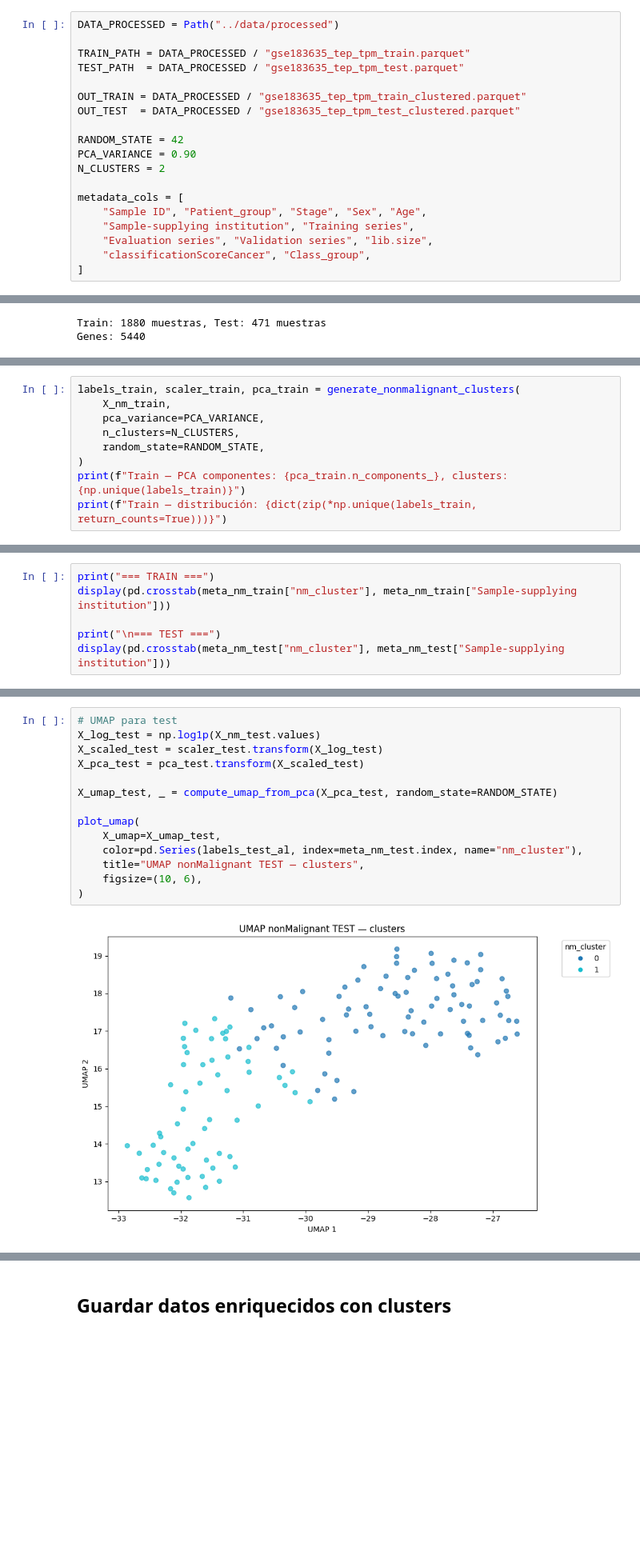
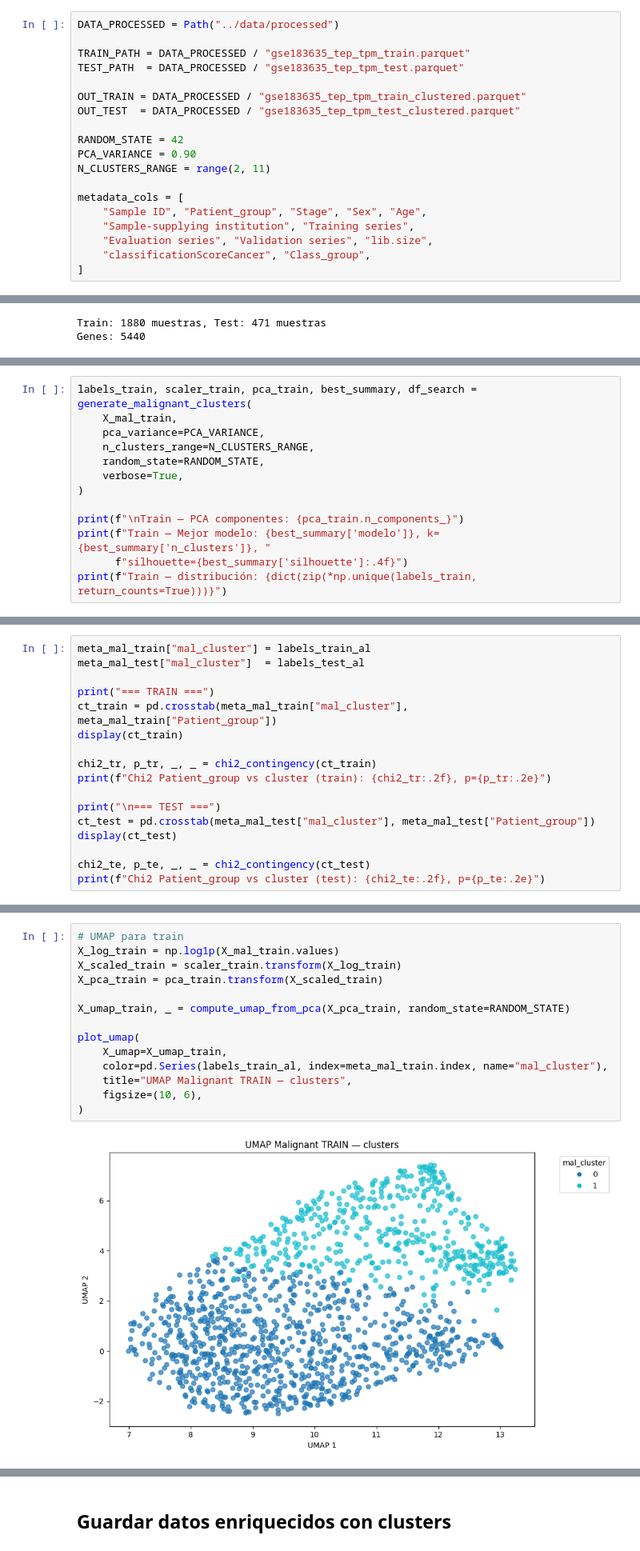
Before and after one commit to MisterMito/TFM, a Jupyter notebook: notebooks/1.2-ssic-unsupervised-cluster-labels.ipynb, the cells around one changed output, grey strips where cells are left out. Shown at 80% size. Drawn from its saved outputs; the diff is of its cells as text; blank space fills up the shorter version.

Commit message:
Feat (notebook): Nuevo notebook con la clasificación de la clase malignant

```diff
--- a/notebooks/1.2-ssic-unsupervised-cluster-labels.ipynb
+++ b/notebooks/1.2-ssic-unsupervised-cluster-labels.ipynb
@@ -34,7 +39,7 @@ OUT_TEST  = DATA_PROCESSED / "gse183635_tep_tpm_test_clustered.parquet"
 
 RANDOM_STATE = 42
 PCA_VARIANCE = 0.90
-N_CLUSTERS = 2
+N_CLUSTERS_RANGE = range(2, 11)
 
 metadata_cols = [
     "Sample ID", "Patient_group", "Stage", "Sex", "Age",
@@ -82,10 +87,14 @@ nonMalignant test:  (145, 5440)
 # %%
-labels_train, scaler_train, pca_train = generate_nonmalignant_clusters(
-    X_nm_train,
+labels_train, scaler_train, pca_train, best_summary, df_search = generate_malignant_clusters(
+    X_mal_train,
     pca_variance=PCA_VARIANCE,
-    n_clusters=N_CLUSTERS,
+    n_clusters_range=N_CLUSTERS_RANGE,
     random_state=RANDOM_STATE,
+    verbose=True,
 )
-print(f"Train — PCA componentes: {pca_train.n_components_}, clusters: {np.unique(labels_train)}")
+
+print(f"\nTrain — PCA componentes: {pca_train.n_components_}")
+print(f"Train — Mejor modelo: {best_summary['modelo']}, k={best_summary['n_clusters']}, "
+      f"silhouette={best_summary['silhouette']:.4f}")
 print(f"Train — distribución: {dict(zip(*np.unique(labels_train, return_counts=True)))}")
 # %% [output]
@@ -156,8 +169,19 @@ Chi2 Patient_group vs cluster (test): 13.18, p=1.06e-01
 # %%
+meta_mal_train["mal_cluster"] = labels_train_al
+meta_mal_test["mal_cluster"]  = labels_test_al
+
 print("=== TRAIN ===")
-display(pd.crosstab(meta_nm_train["nm_cluster"], meta_nm_train["Sample-supplying institution"]))
+ct_train = pd.crosstab(meta_mal_train["mal_cluster"], meta_mal_train["Patient_group"])
+display(ct_train)
+
+chi2_tr, p_tr, _, _ = chi2_contingency(ct_train)
+print(f"Chi2 Patient_group vs cluster (train): {chi2_tr:.2f}, p={p_tr:.2e}")
 
 print("\n=== TEST ===")
-display(pd.crosstab(meta_nm_test["nm_cluster"], meta_nm_test["Sample-supplying institution"]))
+ct_test = pd.crosstab(meta_mal_test["mal_cluster"], meta_mal_test["Patient_group"])
+display(ct_test)
+
+chi2_te, p_te, _, _ = chi2_contingency(ct_test)
+print(f"Chi2 Patient_group vs cluster (test): {chi2_te:.2f}, p={p_te:.2e}")
 # %% [output]
 === TRAIN ===
@@ -194,16 +221,16 @@ plot_umap(
 # %%
-# UMAP para test
-X_log_test = np.log1p(X_nm_test.values)
-X_scaled_test = scaler_test.transform(X_log_test)
-X_pca_test = pca_test.transform(X_scaled_test)
+# UMAP para train
+X_log_train = np.log1p(X_mal_train.values)
+X_scaled_train = scaler_train.transform(X_log_train)
+X_pca_train = pca_train.transform(X_scaled_train)
 
-X_umap_test, _ = compute_umap_from_pca(X_pca_test, random_state=RANDOM_STATE)
+X_umap_train, _ = compute_umap_from_pca(X_pca_train, random_state=RANDOM_STATE)
 
 plot_umap(
-    X_umap=X_umap_test,
-    color=pd.Series(labels_test_al, index=meta_nm_test.index, name="nm_cluster"),
-    title="UMAP nonMalignant TEST — clusters",
+    X_umap=X_umap_train,
+    color=pd.Series(labels_train_al, index=meta_mal_train.index, name="mal_cluster"),
+    title="UMAP Malignant TRAIN — clusters",
     figsize=(10, 6),
 )
 # %% [output]
-[figure, old version]
+[figure, new version]
```
Also changed, not shown: parts of 20 cells of this notebook.
